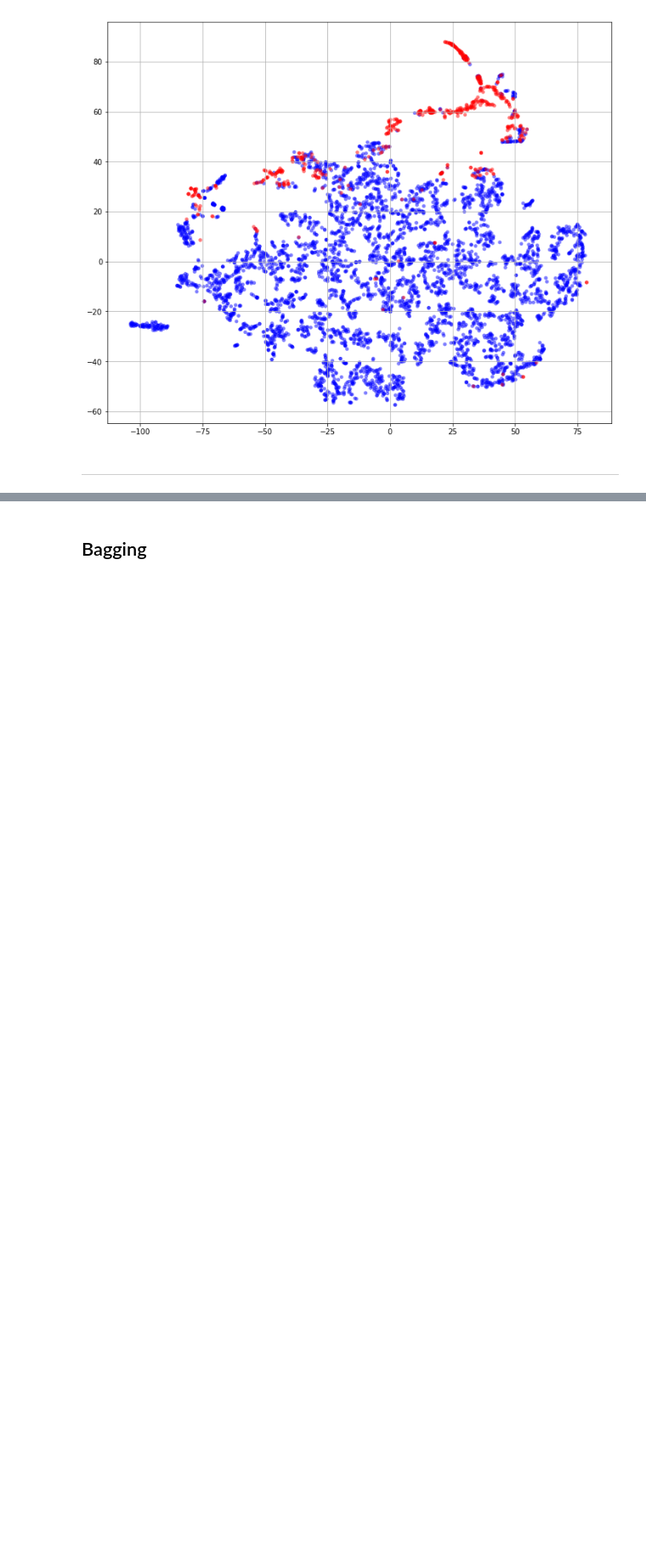
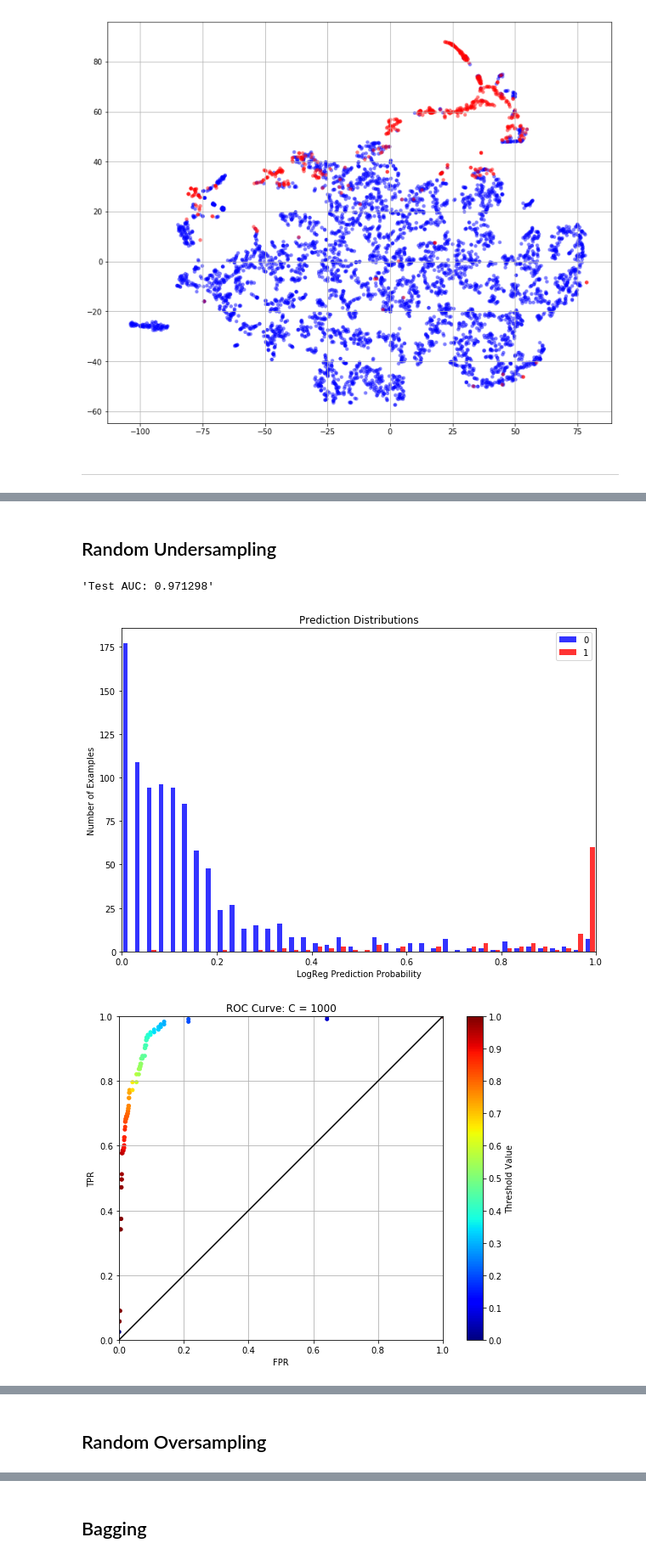
Before and after one commit to chrismbryant/imbalanced-data-classification, a Jupyter notebook: notebooks/imbalanced_data_methods.ipynb, the cells around one changed output, grey strips where cells are left out. Shown: that part at 85% size. Cells and saved outputs as stored; diff of their text form; code cells hidden in the pictures; blank space fills up the shorter version.

```diff
--- a/notebooks/imbalanced_data_methods.ipynb
+++ b/notebooks/imbalanced_data_methods.ipynb
@@ -37,16 +65,7 @@ y = np.array([1 if x == "positive" else 0 for x in labels])
 # %% [markdown]
 ## *Explore the Data*
 # %%
-def normalize(X):
-
-    sigma = np.std(X, axis = 0)
-    mu = np.mean(X, axis = 0)
-
-    X_normed = (X - mu)/sigma
-
-    return X_normed
-
-X_normed = normalize(X)
+X, _ = normalize(X_raw)
 
 y_pos_ix = [i for i, v in enumerate(y) if v == 1]
 y_neg_ix = [i for i, v in enumerate(y) if v == 0]
@@ -154,0 +352,27 @@ plt.show()
+# %% [markdown]
+## Random Undersampling
+# %%
+rus = RandomUnderSampler(random_state = 124)
+X_under_train, y_under_train = rus.fit_sample(X_train, y_train)
+
+data_under = {
+    "X_train": X_under_train,
+    "X_valid": X_valid,
+    "X_test": X_test,
+    "y_train": y_under_train,
+    "y_valid": y_valid,
+    "y_test": y_test
+}
+
+result_under = tune_log_reg(data_over, c_params)
+"Test AUC: %f" % result_under["auc_test"]
+# %% [output]
+'Test AUC: 0.971298'
+# %%
+C = c_params[12]
+plot_prediction_dist(data_under["y_valid"], result_under["p_valid"][C])
+plot_roc(result_under["roc_valid"][C], title = "ROC Curve: C = %g" % C)
+plot_roc(result_under["roc_test"], title = "ROC Curve Test")
+# %% [output]
+[figure, added]
+[figure, added]
@@ -154,0 +380,2 @@ plt.show()
+# %% [markdown]
+## Random Oversampling
```
Also changed, not shown: parts of 19 cells of this notebook.
